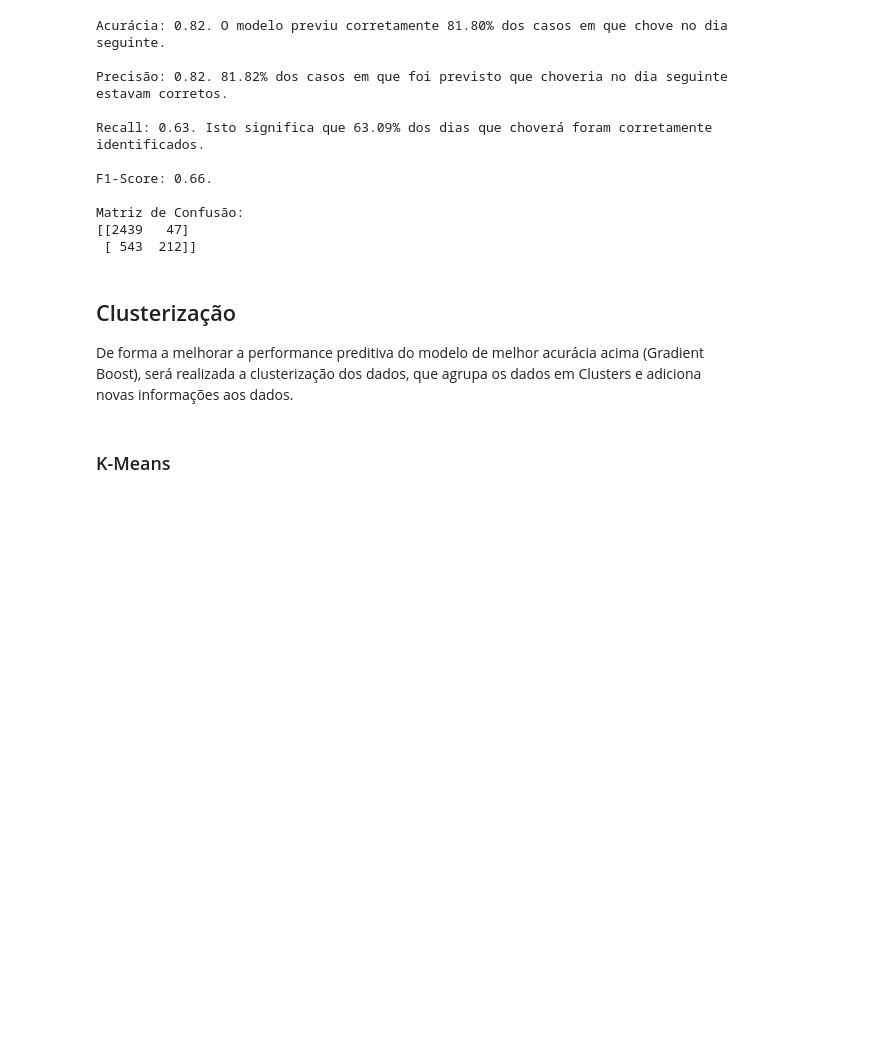
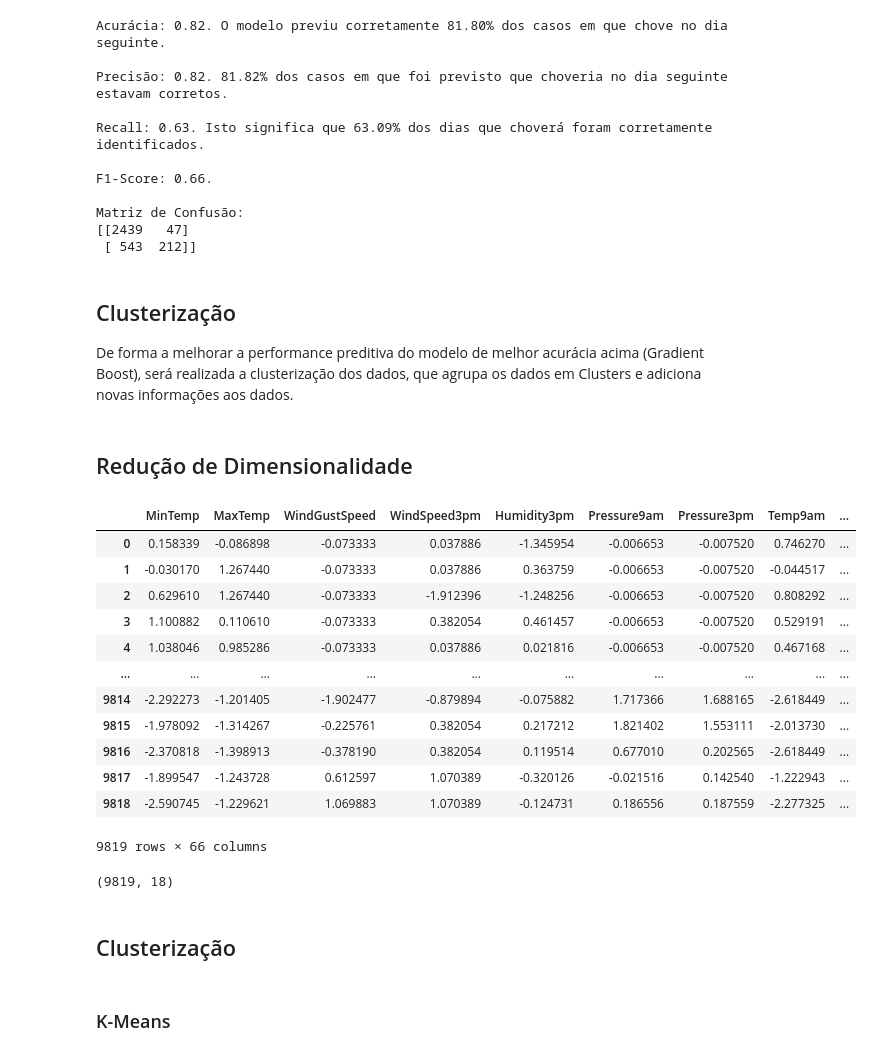
Before and after one commit to mstagomori/kaggle, a Jupyter notebook: chuva-na-australia.ipynb, the cells around one changed output. Drawn from its saved outputs; the diff is of its cells as text; code cells hidden in the pictures; blank space fills up the shorter version.

```diff
--- a/chuva-na-australia.ipynb
+++ b/chuva-na-australia.ipynb
@@ -857,3 +897,21 @@ def plot_clusters(data):
 
     # Exibir o gráfico
     fig.show()
+# %% [markdown]
+## Redução de Dimensionalidade
+# %%
+df_clustering
+# %% [output]
+|  | MinTemp | MaxTemp | WindGustSpeed | WindSpeed3pm | Humidity3pm | Pressure9am | Pressure3pm | Temp9am | ... |
+| 0 | 0.158339 | -0.086898 | -0.073333 | 0.037886 | -1.345954 | -0.006653 | -0.007520 | 0.746270 | ... |
+| 1 | -0.030170 | 1.267440 | -0.073333 | 0.037886 | 0.363759 | -0.006653 | -0.007520 | -0.044517 | ... |
+| 2 | 0.629610 | 1.267440 | -0.073333 | -1.912396 | -1.248256 | -0.006653 | -0.007520 | 0.808292 | ... |
+| 3 | 1.100882 | 0.110610 | -0.073333 | 0.382054 | 0.461457 | -0.006653 | -0.007520 | 0.529191 | ... |
+| 4 | 1.038046 | 0.985286 | -0.073333 | 0.037886 | 0.021816 | -0.006653 | -0.007520 | 0.467168 | ... |
+| ... | ... | ... | ... | ... | ... | ... | ... | ... | ... |
+| 9814 | -2.292273 | -1.201405 | -1.902477 | -0.879894 | -0.075882 | 1.717366 | 1.688165 | -2.618449 | ... |
+| 9815 | -1.978092 | -1.314267 | -0.225761 | 0.382054 | 0.217212 | 1.821402 | 1.553111 | -2.013730 | ... |
+| 9816 | -2.370818 | -1.398913 | -0.378190 | 0.382054 | 0.119514 | 0.677010 | 0.202565 | -2.618449 | ... |
+| 9817 | -1.899547 | -1.243728 | 0.612597 | 1.070389 | -0.320126 | -0.021516 | 0.142540 | -1.222943 | ... |
+| 9818 | -2.590745 | -1.229621 | 1.069883 | 1.070389 | -0.124731 | 0.186556 | 0.187559 | -2.277325 | ... |
+9819 rows × 66 columns
@@ -860,3 +929,9 @@ def plot_clusters(data):
+# %%
+sklearn_transf.shape
+# %% [output]
+(9819, 18)
+# %% [markdown]
+## Clusterização
 # %% [markdown]
 ### K-Means
 # %%
```
Also changed, not shown: parts of 40 cells of this notebook.
